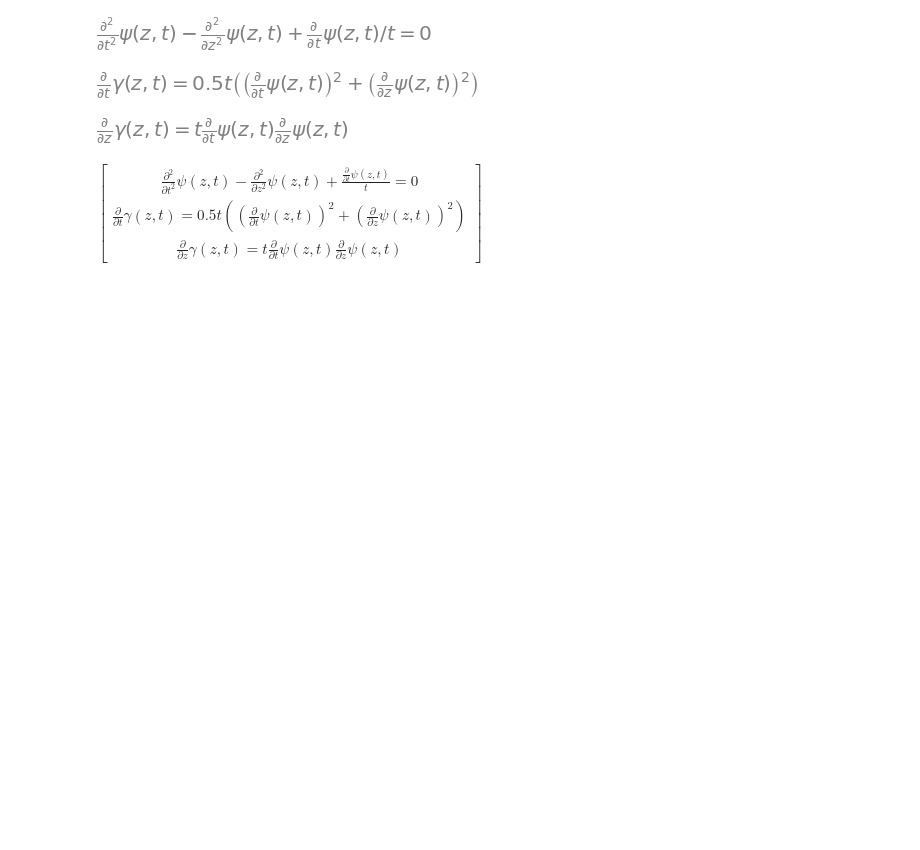
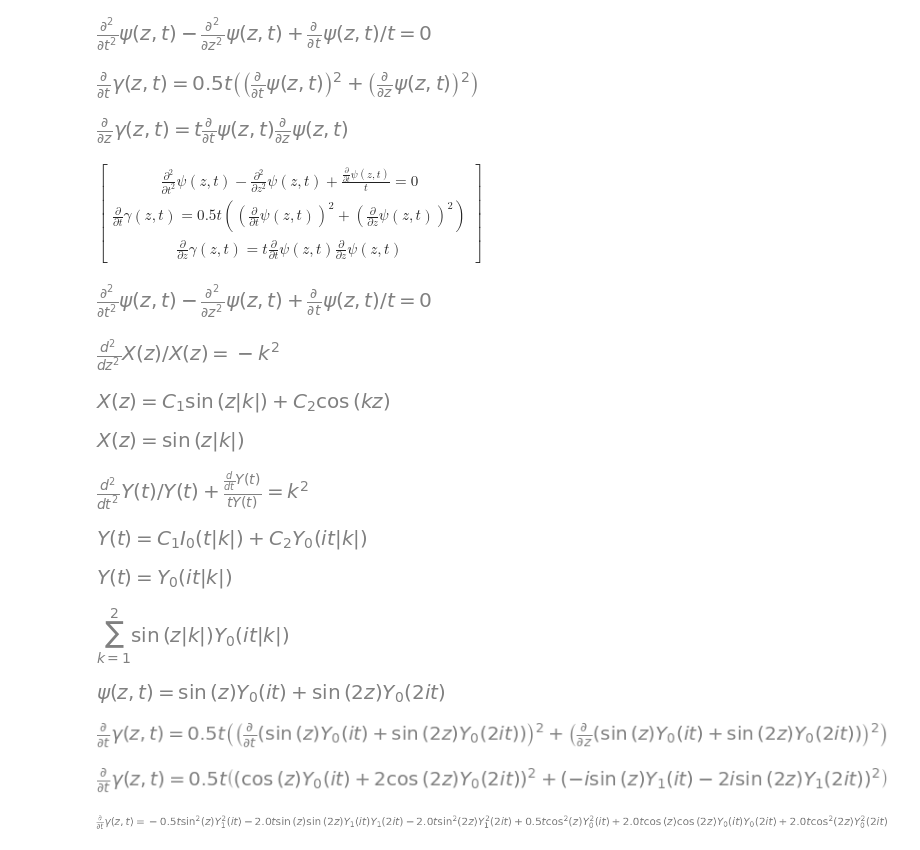
Before and after one commit to GeoffCope/General_Relativity_Python, a Jupyter notebook: Properties_of_Gravitational_Solitons_Boyd_Centrella_Klasky.ipynb, the cells around one changed output. Drawn from its saved outputs; the diff is of its cells as text; code cells hidden in the pictures; blank space fills up the shorter version.

```diff
--- a/Properties_of_Gravitational_Solitons_Boyd_Centrella_Klasky.ipynb
+++ b/Properties_of_Gravitational_Solitons_Boyd_Centrella_Klasky.ipynb
@@ -169,3 +169,65 @@ vacuumFieldEquations = Matrix([equation3pt17,equation3pt18,equation3pt19])
 vacuumFieldEquations
 # %% [output]
 $\displaystyle \left[\begin{matrix}\frac{\partial^{2}}{\partial t^{2}} \psi{\left(z,t \right)} - \frac{\partial^{2}}{\partial z^{2}} \psi{\left(z,t \right)} + \frac{\frac{\partial}{\partial t} \psi{\left(z,t \right)}}{t} = 0\\\frac{\partial}{\partial t} \gamma{\left(z,t \right)} = 0.5 t \left(\left(\frac{\partial}{\partial t} \psi{\left(z,t \right)}\right)^{2} + \left(\frac{\partial}{\partial z} \psi{\left(z,t \right)}\right)^{2}\right)\\\frac{\partial}{\partial z} \gamma{\left(z,t \right)} = t \frac{\partial}{\partial t} \psi{\left(z,t \right)} \frac{\partial}{\partial z} \psi{\left(z,t \right)}\end{matrix}\right]$
+# %%
+X, Y = map(Function, 'XY')
+# %%
+eq = vacuumFieldEquations[0]
+eq
+# %% [output]
+[figure, added]
+# %%
+xODE = Eq(pde_separate( eq, psi, [X(z),Y(t)])[0] , -k**2 )
+xODE
+# %% [output]
+[figure, added]
+# %%
+xSolution = dsolve( xODE , X(z))
+xSolution
+# %% [output]
+[figure, added]
+# %%
+#  Here we arbitrarily set the cos function equal to zero.  Change this later
+xSolutionParticular = xSolution.subs(xSolution.args[1].args[0].args[0],1).subs(xSolution.args[1].args[1].args[0],0)
+xSolutionParticular
+# %% [output]
+[figure, added]
+# %%
+yODE = Eq( pde_separate( eq, psi, [X(z),Y(t)])[1] ,  k**2 )
+yODE
+# %% [output]
+[figure, added]
+# %%
+ySolution = dsolve( yODE , Y(t))
+ySolution
+# %% [output]
+[figure, added]
+# %%
+#  Here we are arbitrarily setting one of the bessel functions equal to zero.  go back and fix this
+ySolutionParticular = ySolution.subs(ySolution.args[1].args[0].args[0],0).subs(ySolution.args[1].args[1].args[0],1)
+ySolutionParticular
+# %% [output]
+[figure, added]
+# %%
+#  Here we arbitrary pick just two terms as an example...
+Sum( ( xSolutionParticular.args[1] * ySolutionParticular.args[1] ) ,(k,1,2) )
+# %% [output]
+[figure, added]
+# %%
+psiSumTwoTerms = Eq(psi, Sum( ( xSolutionParticular.args[1] * ySolutionParticular.args[1] ) ,(k,1,2) ).doit() )
+psiSumTwoTerms
+# %% [output]
+[figure, added]
+# %%
+dgammadtPDE = vacuumFieldEquations[1].subs(psiSumTwoTerms.args[0],psiSumTwoTerms.args[1])
+dgammadtPDE
+# %% [output]
+[figure, added]
+# %%
+dgammadtPDE.doit()
+# %% [output]
+[figure, added]
+# %%
+expand(dgammadtPDE.doit())
+# %% [output]
+[figure, added]
```
Also changed, not shown: parts of 7 cells of this notebook, 5 other files.
